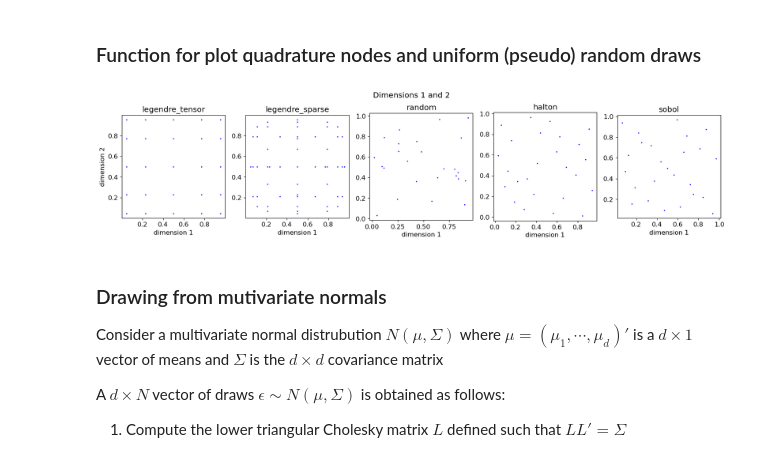
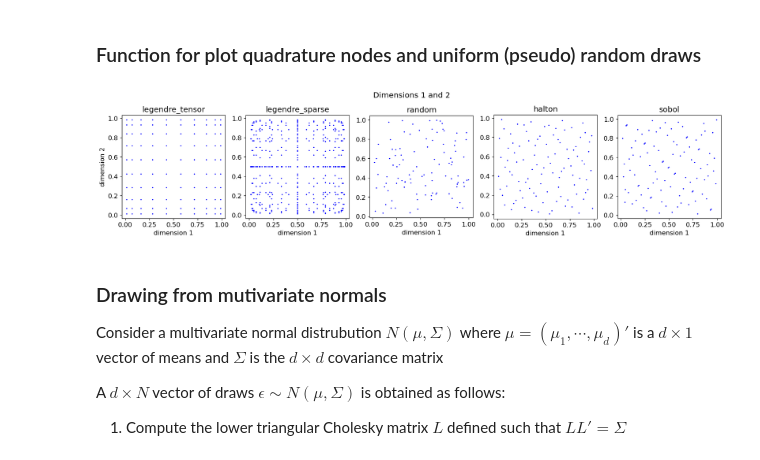
Before and after one commit to ansofol/dp_ucph, a Jupyter notebook: 1_theory_tools/04_multi_d_integration_AMO.ipynb, the cells around one changed output. Saved outputs shown, nothing was run; the diff lists cells and outputs as text; code cells hidden in the pictures.

```diff
--- a/1_theory_tools/04_multi_d_integration_AMO.ipynb
+++ b/1_theory_tools/04_multi_d_integration_AMO.ipynb
@@ -323,9 +323,9 @@ def plot_draws(n=20, d=2, transform=None, print_out=False,
         if print_out:
             print('dim(x)=%3d' %d, 'order= %-5d' % order, 'N== %-5d' % x.shape[1], ', rule=', rule)
 # %%
-plot_draws(n=5**2)
+plot_draws(n=10**2)
 # %% [output]
-[figure, old version]
+[figure, new version]
 # %% [markdown]
 ### Drawing from mutivariate normals
 Consider a multivariate normal distrubution $N(\mu,\Sigma)$ where $\mu=(\mu_1,\cdots, \mu_d)'$ is a $d \times 1$ vector of means and $\Sigma$ is the $d \times d$ covariance matrix
```
Also changed, not shown: parts of 14 cells of this notebook, 6 other files.
